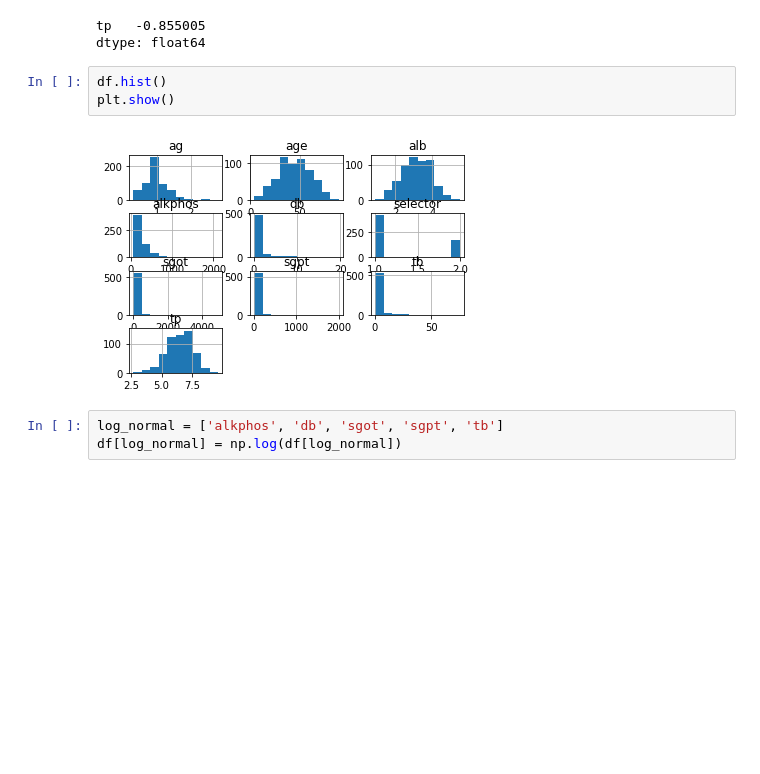
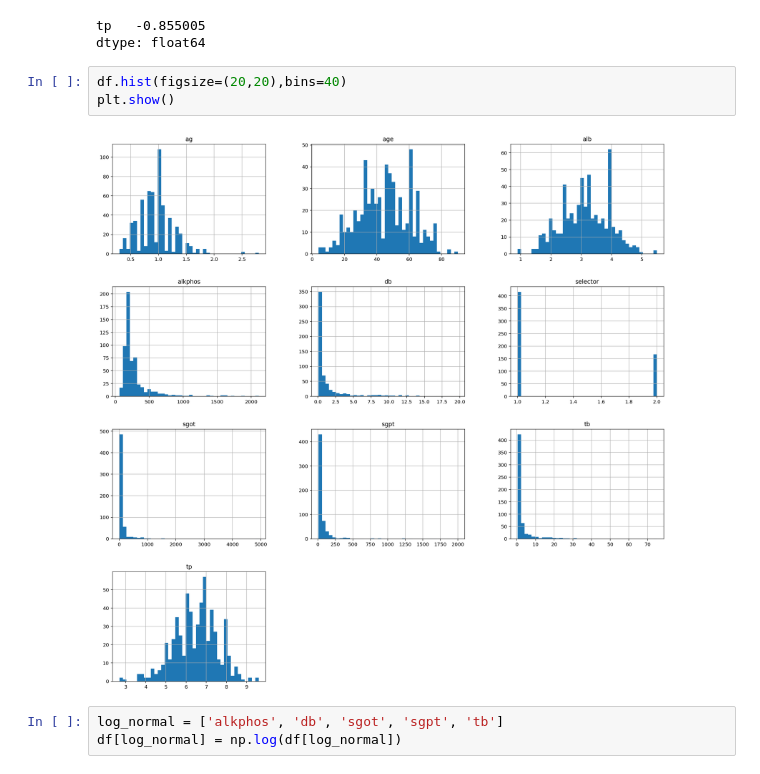
Before and after one commit to ihadanny/stat3620, a Jupyter notebook: HW3_034537969_322156159.ipynb, the cells around one changed output. Drawn from its saved outputs; the diff is of its cells as text; blank space fills up the shorter version.

```diff
--- a/HW3_034537969_322156159.ipynb
+++ b/HW3_034537969_322156159.ipynb
@@ -178,10 +178,10 @@ z[(0.025 < norm.cdf(z)) & (norm.cdf(z) < 0.975)]
 tp   -0.855005
 dtype: float64
 # %%
-df.hist()
+df.hist(figsize=(20,20),bins=40)
 plt.show()
 # %% [output]
-[figure, old version]
+[figure, new version]
 # %%
 log_normal = ['alkphos', 'db', 'sgot', 'sgpt', 'tb']
 df[log_normal] = np.log(df[log_normal])
```
Also changed, not shown: parts of 17 cells of this notebook.
